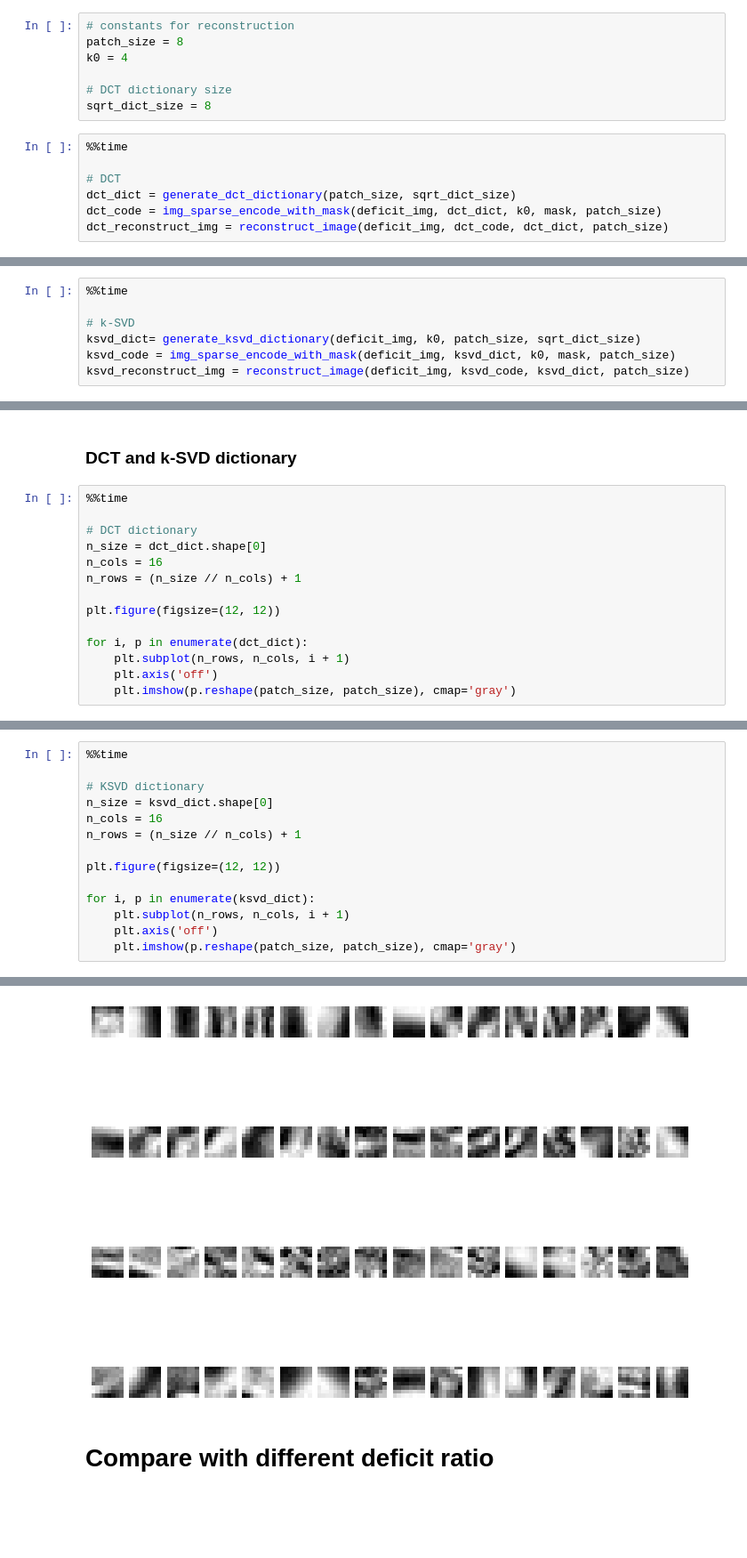
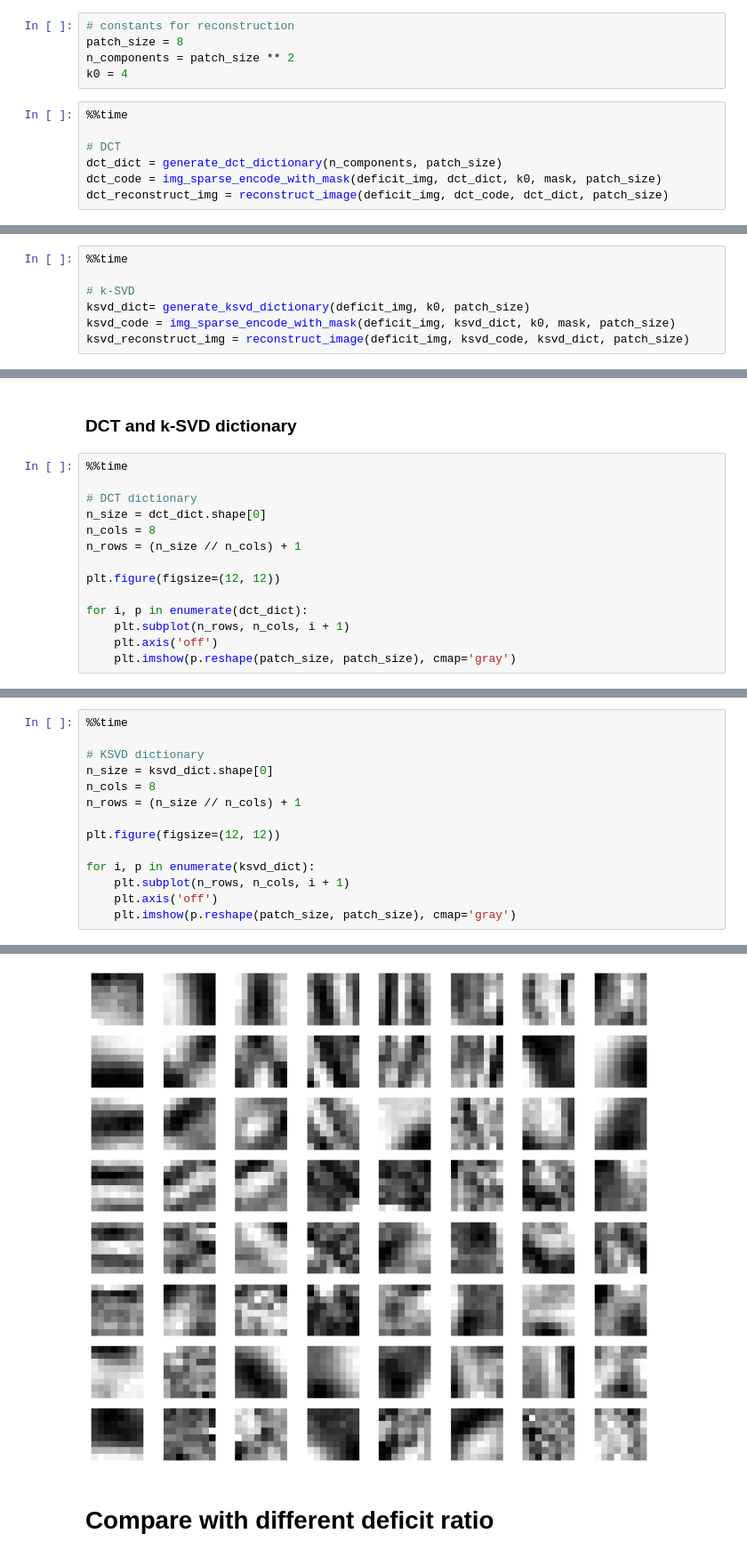
Before and after one commit to hacarus/spm-image, a Jupyter notebook: examples/ksvd_inpainting.ipynb, the cells around one changed output, grey strips where cells are left out. Shown at 89% size. Saved outputs shown, nothing was run; the diff lists cells and outputs as text; blank space fills up the shorter version.

```diff
--- a/examples/ksvd_inpainting.ipynb
+++ b/examples/ksvd_inpainting.ipynb
@@ -91,15 +94,13 @@ def generate_ksvd_dictionary(img, k0, patch_size, sqrt_dict_size):
 # %%
 # constants for reconstruction
 patch_size = 8
+n_components = patch_size ** 2
 k0 = 4
-
-# DCT dictionary size
-sqrt_dict_size = 8
 # %%
 %%time
 
 # DCT
-dct_dict = generate_dct_dictionary(patch_size, sqrt_dict_size)
+dct_dict = generate_dct_dictionary(n_components, patch_size)
 dct_code = img_sparse_encode_with_mask(deficit_img, dct_dict, k0, mask, patch_size)
 dct_reconstruct_img = reconstruct_image(deficit_img, dct_code, dct_dict, patch_size)
 # %% [output]
@@ -109,7 +110,7 @@ Wall time: 2.5 s
 %%time
 
 # k-SVD
-ksvd_dict= generate_ksvd_dictionary(deficit_img, k0, patch_size, sqrt_dict_size)
+ksvd_dict= generate_ksvd_dictionary(deficit_img, k0, patch_size)
 ksvd_code = img_sparse_encode_with_mask(deficit_img, ksvd_dict, k0, mask, patch_size)
 ksvd_reconstruct_img = reconstruct_image(deficit_img, ksvd_code, ksvd_dict, patch_size)
 # %% [output]
@@ -149,7 +150,7 @@ plt.tight_layout()
 
 # DCT dictionary
 n_size = dct_dict.shape[0]
-n_cols = 16
+n_cols = 8
 n_rows = (n_size // n_cols) + 1
 
 plt.figure(figsize=(12, 12))
@@ -167,7 +168,7 @@ Wall time: 576 ms
 
 # KSVD dictionary
 n_size = ksvd_dict.shape[0]
-n_cols = 16
+n_cols = 8
 n_rows = (n_size // n_cols) + 1
 
 plt.figure(figsize=(12, 12))
@@ -182,4 +183,4 @@ Wall time: 585 ms
-[figure, old version]
+[figure, new version]
 # %% [markdown]
 # Compare with different deficit ratio
 # %% [markdown]
```
Also changed, not shown: parts of 10 cells of this notebook, 1 other file.
